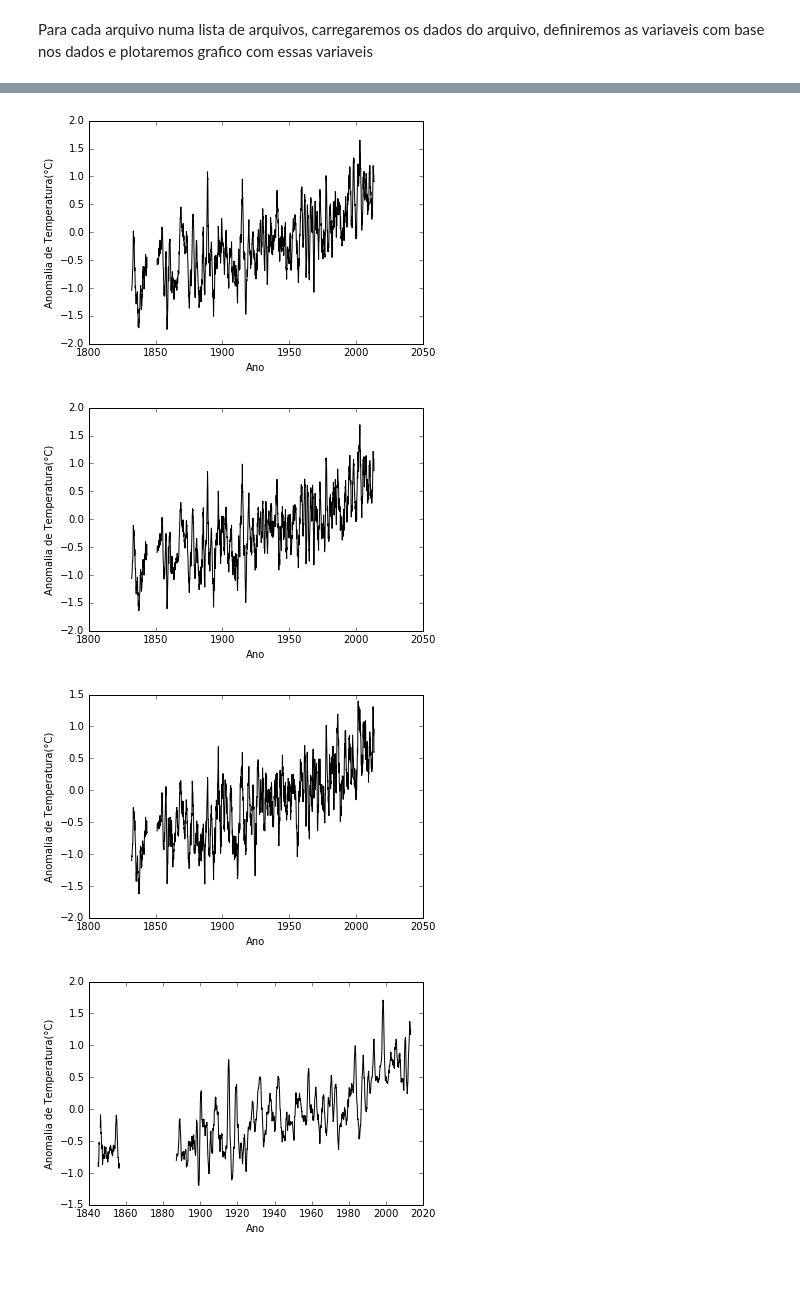
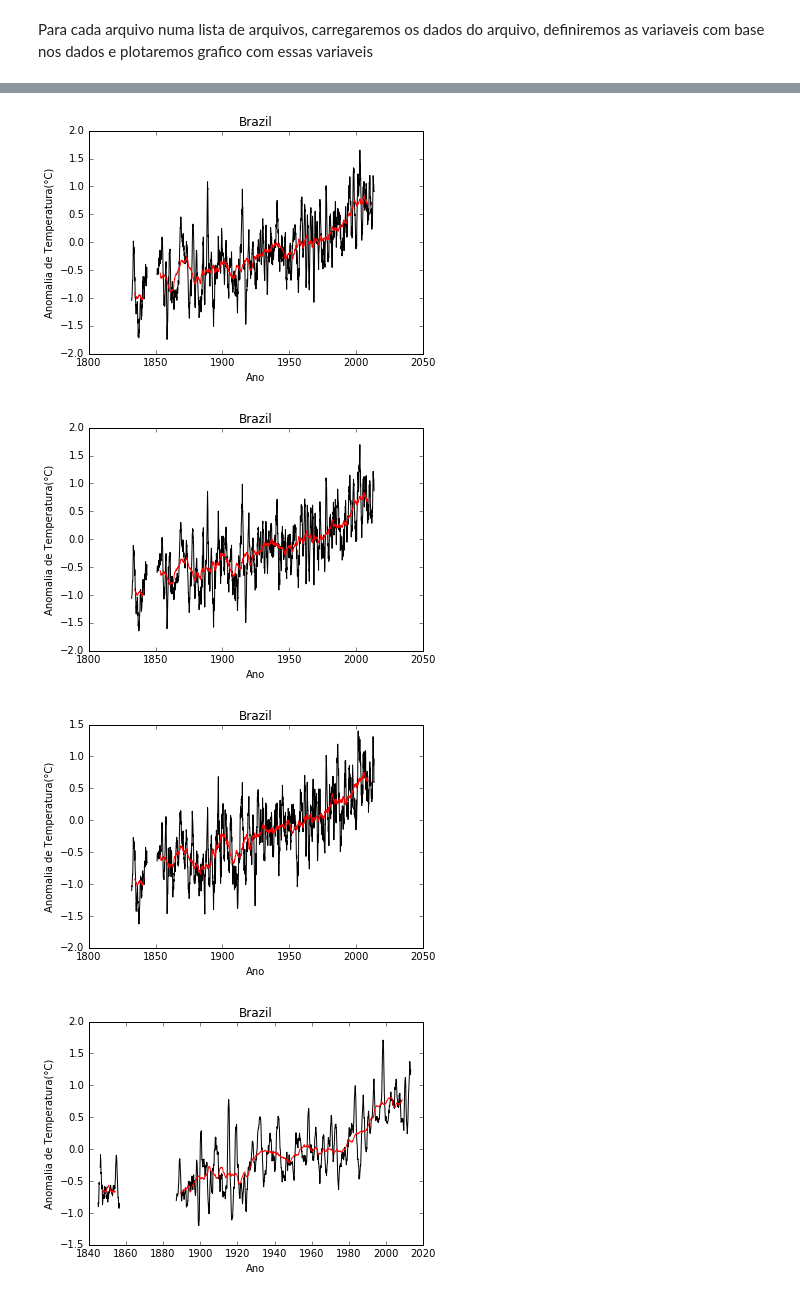
Before and after one commit to mat-esp-2016/python-2-favelados, a Jupyter notebook: python2.ipynb, the cells around one changed output, grey strips where cells are left out. Cells and saved outputs as stored; diff of their text form; code cells hidden in the pictures; blank space fills up the shorter version.

Commit message:
Plotamos os gráficos dos arquivos com exceção do arquivo do Brasil todo e adicionamos a média de 10 anos aos graficos. Além disso salvamos a imagem como png

```diff
--- a/python2.ipynb
+++ b/python2.ipynb
@@ -35,13 +35,17 @@ dados\brazil-TAVG-Trend.txt
 Para cada arquivo numa lista de arquivos, carregaremos os dados do arquivo, definiremos as variaveis com base nos dados e plotaremos grafico com essas variaveis
 # %%
 for arquivo in arquivos:
-    dados = np.loadtxt(arquivo, comments='%')
-    anos = dados[:, 0]
-    meses = dados[:, 1]
-    anomalia_temperatura = dados[:, 4]
-    ano_decimal = (meses - 1)/12 + anos
-    plt.figure()
-    plt.plot(ano_decimal, anomalia_temperatura, '-k')
-    plt.xlabel('Ano')
-    plt.ylabel('Anomalia de Temperatura(°C)')
+    if arquivo !='dados\\brazil-TAVG-Trend.txt':
+        dados = np.loadtxt(arquivo, comments='%')
+        anos = dados[:, 0]
+        meses = dados[:, 1]
+        anomalia_temperatura = dados[:, 4]
+        ano_decimal = (meses - 1)/12 + anos
+        plt.figure()
+        plt.plot(ano_decimal, anomalia_temperatura, 'k-')
+        plt.title('Brazil')
+        plt.xlabel('Ano')
+        plt.ylabel('Anomalia de Temperatura(°C)')
+        plt.plot(ano_decimal, dados[:, 8], 'r-')
+        plt.savefig(arquivo[0:-3]+'png')
 # %% [output]
@@ -56,4 +60,4 @@ for arquivo in arquivos:
-[figure, old version]
+[figure, new version]
-[figure, old version]
+[figure, new version]
-[figure, old version]
+[figure, new version]
-[figure, old version]
+[figure, new version]
```
Also changed, not shown: parts of 1 cell of this notebook.
